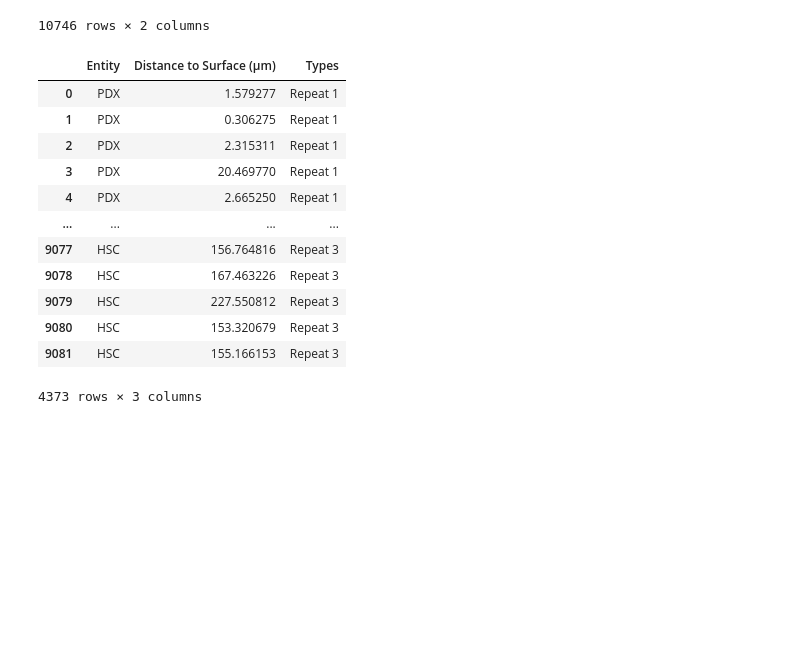
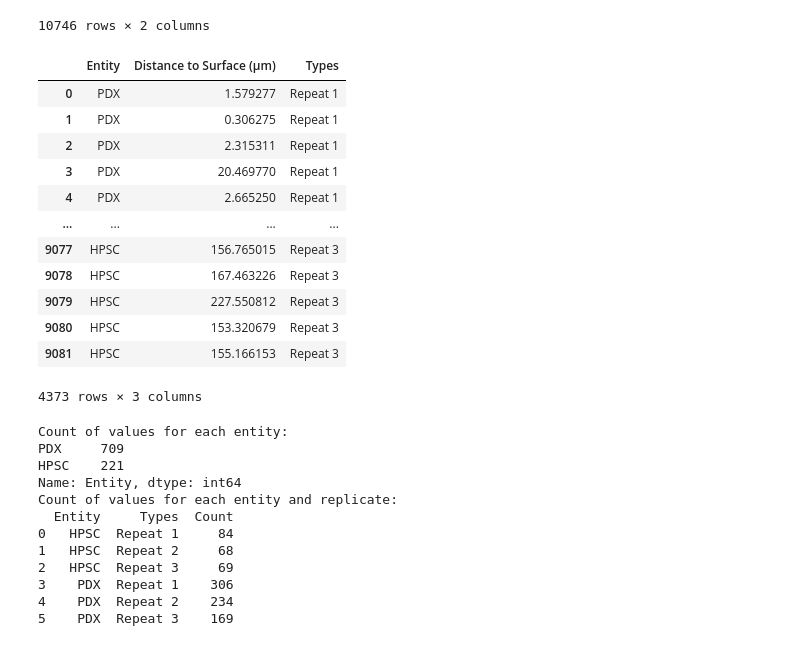
Before and after one commit to BIOGOAT/organoid_leukemia_analysis, a Jupyter notebook: notebooks/Leukemia_vs_HSPC.ipynb, the cells around one changed output. Saved outputs shown, nothing was run; the diff lists cells and outputs as text; code cells hidden in the pictures; blank space fills up the shorter version.

```diff
--- a/notebooks/Leukemia_vs_HSPC.ipynb
+++ b/notebooks/Leukemia_vs_HSPC.ipynb
@@ -214,36 +194,66 @@ display(df)
 # %%
 df.loc[df['Entity'] == 'A', 'Types'] = 'Repeat 1'
 df.loc[df['Entity'] == 'B', 'Types'] = 'Repeat 2'
 df.loc[df['Entity'] == 'C', 'Types'] = 'Repeat 3'
 df.loc[df['Entity'] == 'D', 'Types'] = 'Repeat 1'
 df.loc[df['Entity'] == 'E', 'Types'] = 'Repeat 2'
 df.loc[df['Entity'] == 'F', 'Types'] = 'Repeat 3'
 
 df['Entity'] = df['Entity'].replace({'A':'PDX',
               'B':'PDX',
               'C':'PDX',
-              'D':'HSC',
-              'E':'HSC',
-              'F':'HSC'})
+              'D':'HPSC',
+              'E':'HPSC',
+              'F':'HPSC'})
 
 df[np.isfinite(df["Distance to Surface (\u03BCm)"])]
 df_final = df[df["Distance to Surface (\u03BCm)"] > 0.0001]
 display(df_final)
 df_final.to_excel("leukemiaBCellData.xlsx", sheet_name='LeukBCell')
+
+#df_filtered below filters for measurements above 10μm
+df_filtered = df_final[df_final['Distance to Surface (μm)'] > 10]
+df_filtered.to_excel("df_filtered.xlsx", sheet_name='filtered')
+
+#Below are lines of code to extract the number of values for each 'Entity' given as "count of values for each entity"
+entity_counts = df_filtered['Entity'].value_counts()
+
+# Print the results
+print("Count of values for each entity:")
+print(entity_counts)
+
+# Group by 'Entity' and 'Types' and calculate the count for each group
+entity_type_counts = df_filtered.groupby(['Entity', 'Types']).size().reset_index(name='Count')
+
+# Print the results
+print("Count of values for each entity and replicate:")
+print(entity_type_counts)
 # %% [output]
 |  | Entity | Distance to Surface (μm) | Types |
 | 0 | PDX | 1.579277 | Repeat 1 |
 | 1 | PDX | 0.306275 | Repeat 1 |
 | 2 | PDX | 2.315311 | Repeat 1 |
 | 3 | PDX | 20.469770 | Repeat 1 |
 | 4 | PDX | 2.665250 | Repeat 1 |
 | ... | ... | ... | ... |
-| 9077 | HSC | 156.764816 | Repeat 3 |
-| 9078 | HSC | 167.463226 | Repeat 3 |
-| 9079 | HSC | 227.550812 | Repeat 3 |
-| 9080 | HSC | 153.320679 | Repeat 3 |
-| 9081 | HSC | 155.166153 | Repeat 3 |
+| 9077 | HPSC | 156.765015 | Repeat 3 |
+| 9078 | HPSC | 167.463226 | Repeat 3 |
+| 9079 | HPSC | 227.550812 | Repeat 3 |
+| 9080 | HPSC | 153.320679 | Repeat 3 |
+| 9081 | HPSC | 155.166153 | Repeat 3 |
 4373 rows × 3 columns
+Count of values for each entity:
+PDX     709
+HPSC    221
+Name: Entity, dtype: int64
+Count of values for each entity and replicate:
+  Entity     Types  Count
+0   HPSC  Repeat 1     84
+1   HPSC  Repeat 2     68
+2   HPSC  Repeat 3     69
+3    PDX  Repeat 1    306
+4    PDX  Repeat 2    234
+5    PDX  Repeat 3    169
 # %%
 #leukemia data
 df.rename(columns={'A': 'Leukemia Replicate 1',
```
Also changed, not shown: parts of 1 cell of this notebook, 10 other files.
